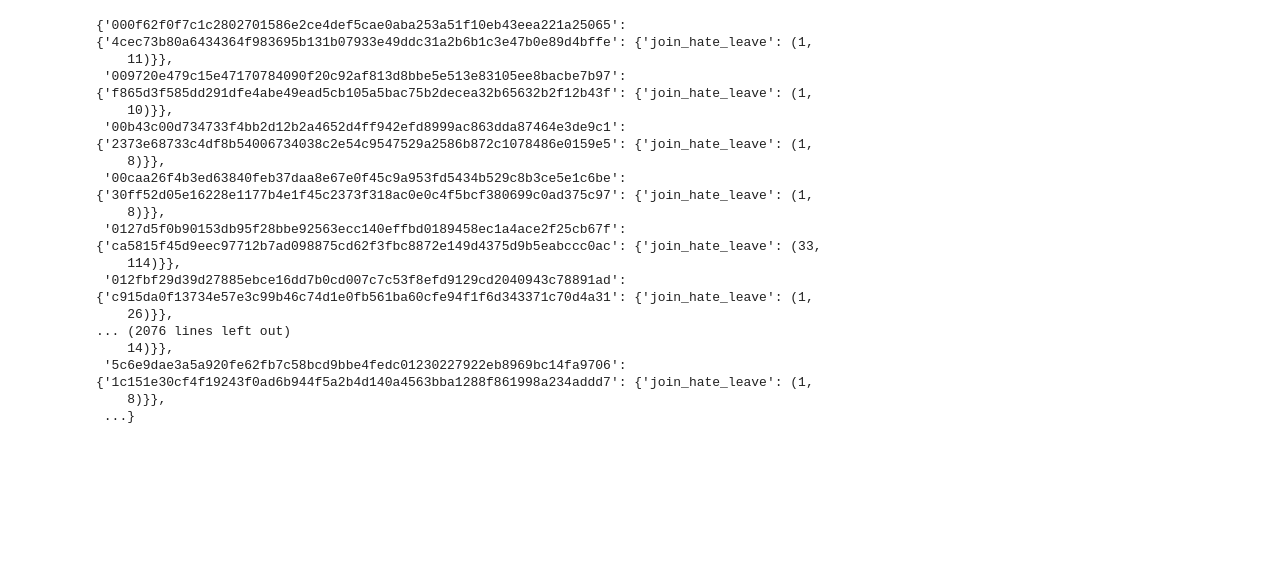
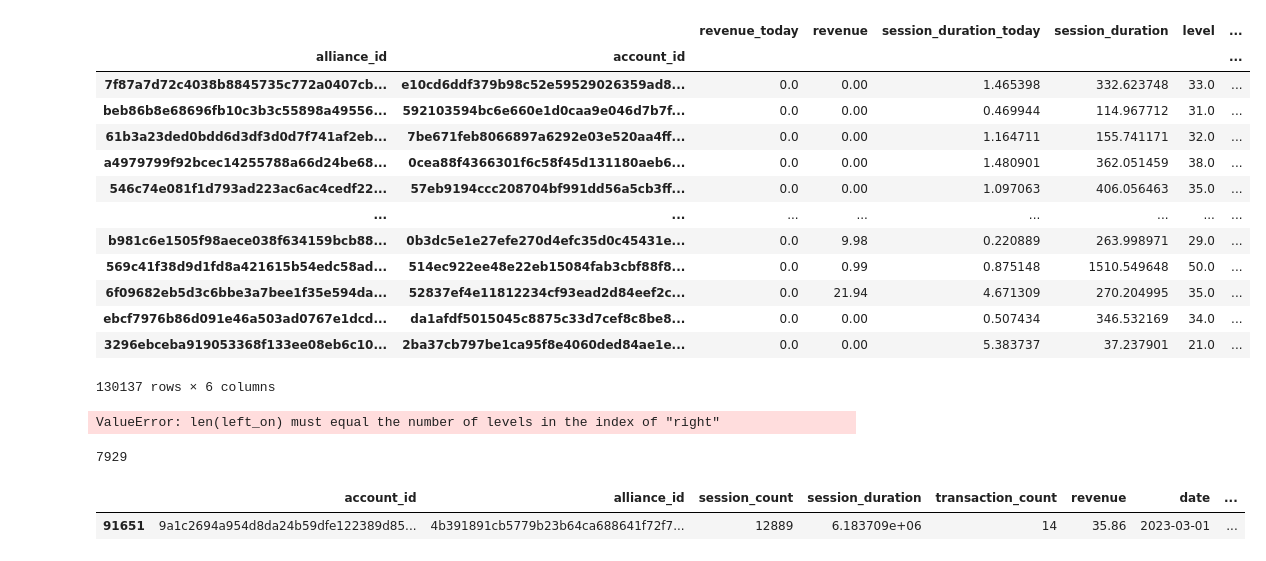
Before and after one commit to Tobias314/CantaloupeStartHack23, a Jupyter notebook: notebooks/alliance_statistics.ipynb, the cells around one changed output. Cells and saved outputs as stored; diff of their text form; code cells hidden in the pictures; blank space fills up the shorter version.

```diff
--- a/notebooks/alliance_statistics.ipynb
+++ b/notebooks/alliance_statistics.ipynb
@@ -34,22 +34,52 @@ output['protocol'] = protocol
 # %%
 accounts = data.accounts.copy()
 accounts.session_duration_today /= 3600
 accounts.session_duration /= 3600
 accounts['time_existent'] = (accounts.last_active_date - accounts.created_time)
-accounts.set_index(['alliance_id', 'account_id'], inplace=True)
+accounts.set_index(['alliance_id','account_id'], inplace=True)
 account_aliance_groups = data.messages.groupby(['alliance_id', 'account_id'])
 account_means = account_aliance_groups[["risk", 'HATE_SPEECH', 'RELIGIOUS', 'WEBSITE', 'CHILD_GROOMING', 'PUBLIC_THREAT', 'EXTREMISM',
                                         'SUBVERSIVE', 'SENTIMENT', 'POLITICS']].mean()
 account_means['filtered_total'] = account_aliance_groups['filterted'].sum()
-output.loc[:,['revenue_today', 'revenue', 'session_duration_today', 'session_duration', 'level', 'time_existent']] = \
-account_means = pd.concat([account_means, accounts.loc[:,['revenue_today', 'revenue', 'session_duration_today', 'session_duration', 'level', 'time_existent']]],axis=1)
+#account_means = pd.concat([account_means, accounts.loc[:,['revenue_today', 'revenue', 'session_duration_today', 'session_duration', 'level', 'time_existent']]],axis=1)
 accounts.loc[:,['revenue_today', 'revenue', 'session_duration_today', 'session_duration', 'level', 'time_existent']]
+#account_means.reset_index('alliance_id', drop=False, inplace=True)
 #account_means = pd.concat([account_means, accounts], axis=1)
 # def enrich(x):
 #     x.loc[:,['revenue_today', 'revenue', 'session_duration_today', 'session_duration', 'level', 'time_existent']] = \
 #     accounts.loc[:,['revenue_today', 'revenue', 'session_duration_today', 'session_duration', 'level', 'time_existent']]
 #     return x.reset_index('alliance_id', drop=True).to_json(orient='index')
-output['alliance_account_summaries'] = account_means.groupby('alliance_id').apply(lambda x: x.reset_index('alliance_id', drop=True).to_dict(orient='index'))
+#for i,g in account_means.groupby('alliance_id'):
+#    output.loc[i,'alliance_account_summaries'] = g.to_dict(orient='index')
+#output['alliance_account_summaries'] = account_means.reset_index('alliance_id', drop=False).groupby('alliance_id').apply(lambda x: x.to_dict(orient='index'))
+# %% [output]
+|  |  | revenue_today | revenue | session_duration_today | session_duration | level | ... |
+| alliance_id | account_id |  |  |  |  |  | ... |
+| 7f87a7d72c4038b8845735c772a0407cb... | e10cd6ddf379b98c52e59529026359ad8... | 0.0 | 0.00 | 1.465398 | 332.623748 | 33.0 | ... |
+| beb86b8e68696fb10c3b3c55898a49556... | 592103594bc6e660e1d0caa9e046d7b7f... | 0.0 | 0.00 | 0.469944 | 114.967712 | 31.0 | ... |
+| 61b3a23ded0bdd6d3df3d0d7f741af2eb... | 7be671feb8066897a6292e03e520aa4ff... | 0.0 | 0.00 | 1.164711 | 155.741171 | 32.0 | ... |
+| a4979799f92bcec14255788a66d24be68... | 0cea88f4366301f6c58f45d131180aeb6... | 0.0 | 0.00 | 1.480901 | 362.051459 | 38.0 | ... |
+| 546c74e081f1d793ad223ac6ac4cedf22... | 57eb9194ccc208704bf991dd56a5cb3ff... | 0.0 | 0.00 | 1.097063 | 406.056463 | 35.0 | ... |
+| ... | ... | ... | ... | ... | ... | ... | ... |
+| b981c6e1505f98aece038f634159bcb88... | 0b3dc5e1e27efe270d4efc35d0c45431e... | 0.0 | 9.98 | 0.220889 | 263.998971 | 29.0 | ... |
+| 569c41f38d9d1fd8a421615b54edc58ad... | 514ec922ee48e22eb15084fab3cbf88f8... | 0.0 | 0.99 | 0.875148 | 1510.549648 | 50.0 | ... |
+| 6f09682eb5d3c6bbe3a7bee1f35e594da... | 52837ef4e11812234cf93ead2d84eef2c... | 0.0 | 21.94 | 4.671309 | 270.204995 | 35.0 | ... |
+| ebcf7976b86d091e46a503ad0767e1dcd... | da1afdf5015045c8875c33d7cef8c8be8... | 0.0 | 0.00 | 0.507434 | 346.532169 | 34.0 | ... |
+| 3296ebceba919053368f133ee08eb6c10... | 2ba37cb797be1ca95f8e4060ded84ae1e... | 0.0 | 0.00 | 5.383737 | 37.237901 | 21.0 | ... |
+130137 rows × 6 columns
+# %%
+res = account_means.join(accounts.loc[:,['revenue_today', 'revenue', 'session_duration_today', 'session_duration', 'level', 'time_existent']], on='account_id')
+# %% [output]
+ValueError: len(left_on) must equal the number of levels in the index of "right"
+# %%
+account_means.level.isna().sum()
+# %% [output]
+7929
+# %%
+data.accounts[data.accounts.account_id=='9a1c2694a954d8da24b59dfe122389d85f75dbbe3aa81b50be207e91d67772a6']
+# %% [output]
+|  | account_id | alliance_id | session_count | session_duration | transaction_count | revenue | date | ... |
+| 91651 | 9a1c2694a954d8da24b59dfe122389d85... | 4b391891cb5779b23b64ca688641f72f7... | 12889 | 6.183709e+06 | 14 | 35.86 | 2023-03-01 | ... |
 # %%
 data.messages.filtered = data.messages.filtered.astype('float')
 alliance_summary = data.messages.groupby('alliance_id')[["risk", 'HATE_SPEECH', 'RELIGIOUS', 'WEBSITE', 'CHILD_GROOMING', 'PUBLIC_THREAT', 'EXTREMISM',
@@ -59,24 +89,4 @@ alliance_summary.loc[:,["risk", 'HATE_SPEECH', 'RELIGIOUS', 'WEBSITE', 'CHILD_GR
                         'EXTREMISM', 'SUBVERSIVE', 'SENTIMENT', 'POLITICS', 'filtered']]
 # %%
 found_patterns = find_all_patterns(data)
-# %%
-found_patterns
-# %% [output]
-{'000f62f0f7c1c2802701586e2ce4def5cae0aba253a51f10eb43eea221a25065': {'4cec73b80a6434364f983695b131b07933e49ddc31a2b6b1c3e47b0e89d4bffe': {'join_hate_leave': (1,
-    11)}},
- '009720e479c15e47170784090f20c92af813d8bbe5e513e83105ee8bacbe7b97': {'f865d3f585dd291dfe4abe49ead5cb105a5bac75b2decea32b65632b2f12b43f': {'join_hate_leave': (1,
-    10)}},
- '00b43c00d734733f4bb2d12b2a4652d4ff942efd8999ac863dda87464e3de9c1': {'2373e68733c4df8b54006734038c2e54c9547529a2586b872c1078486e0159e5': {'join_hate_leave': (1,
-    8)}},
- '00caa26f4b3ed63840feb37daa8e67e0f45c9a953fd5434b529c8b3ce5e1c6be': {'30ff52d05e16228e1177b4e1f45c2373f318ac0e0c4f5bcf380699c0ad375c97': {'join_hate_leave': (1,
-    8)}},
- '0127d5f0b90153db95f28bbe92563ecc140effbd0189458ec1a4ace2f25cb67f': {'ca5815f45d9eec97712b7ad098875cd62f3fbc8872e149d4375d9b5eabccc0ac': {'join_hate_leave': (33,
-    114)}},
- '012fbf29d39d27885ebce16dd7b0cd007c7c53f8efd9129cd2040943c78891ad': {'c915da0f13734e57e3c99b46c74d1e0fb561ba60cfe94f1f6d343371c70d4a31': {'join_hate_leave': (1,
-    26)}},
-... (2076 lines left out)
-    14)}},
- '5c6e9dae3a5a920fe62fb7c58bcd9bbe4fedc01230227922eb8969bc14fa9706': {'1c151e30cf4f19243f0ad6b944f5a2b4d140a4563bba1288f861998a234addd7': {'join_hate_leave': (1,
-    8)}},
- ...}
 # %%
```
Also changed, not shown: parts of 11 cells of this notebook, 10 other files.
